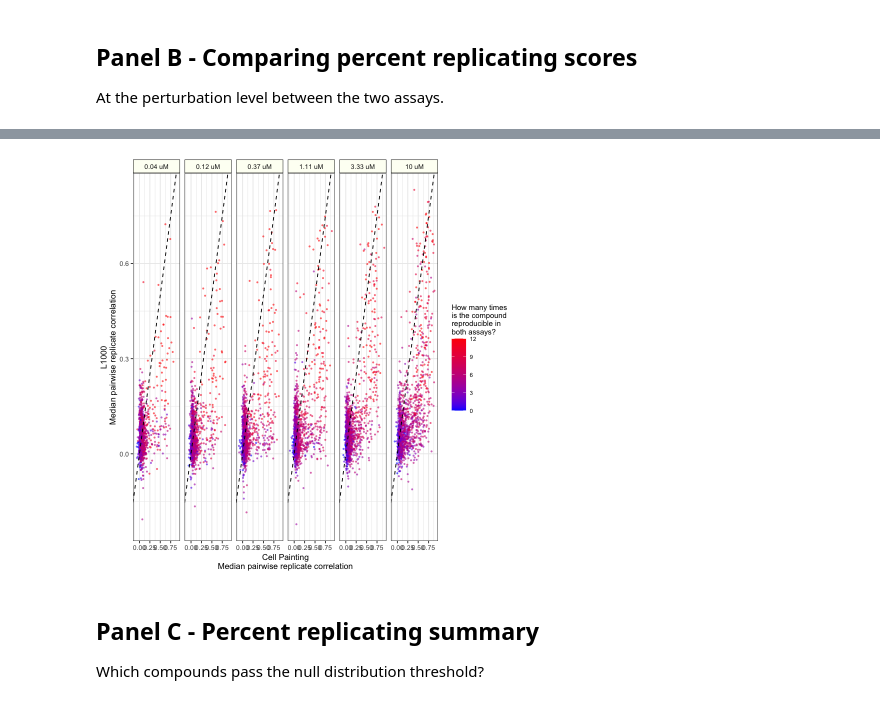
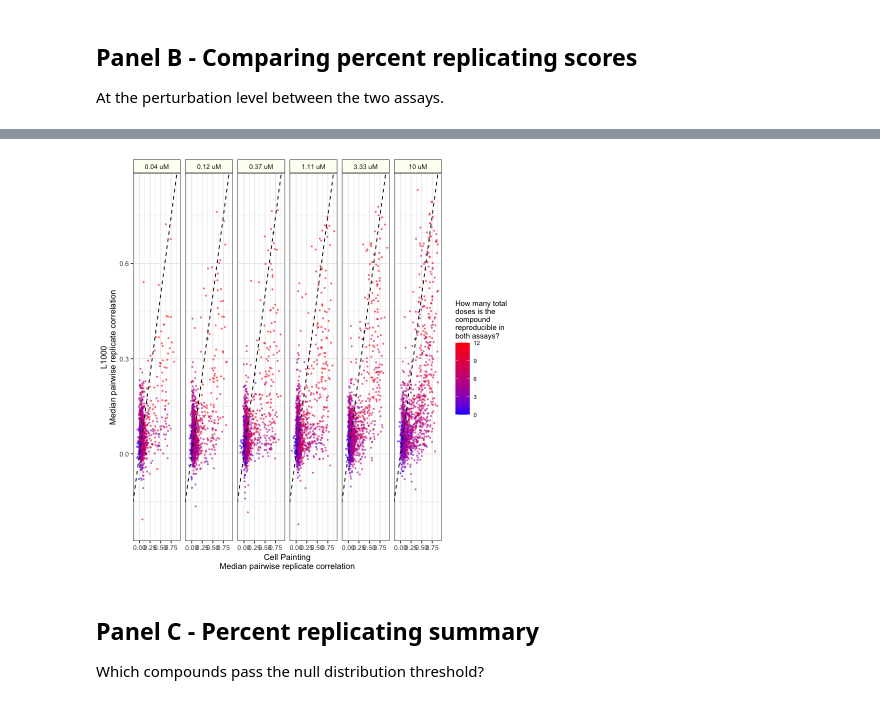
Before and after one commit to broadinstitute/lincs-profiling-complementarity, a Jupyter notebook: 6.paper_figures/figure1.ipynb, the cells around one changed output, grey strips where cells are left out. Cells and saved outputs as stored; diff of their text form; code cells hidden in the pictures.

```diff
--- a/6.paper_figures/figure1.ipynb
+++ b/6.paper_figures/figure1.ipynb
@@ -203,22 +206,22 @@ A tibble: 2 × 11
 # %%
 panel_b_gg <- (
     ggplot(
         pr_summary_df %>%
             # Remove compounds measured in different wells inconsistently
             dplyr::filter(!(compound %in% c("dexamethasone", "temsirolimus"))),
         aes(x = median_pairwise_correlation_cp, y = median_pairwise_correlation_l1000))
     + geom_point(aes(color = total_reproducible), size = 0.5, alpha = 0.5)
     + facet_grid("~dose")
     + geom_abline(intercept = 0, slope = 1, linetype = "dashed", color = "black")
     + figure_theme
-    + scale_color_gradient("How many times\nis the compound\nreproducible in\nboth assays?", low = "blue", high = "red")
+    + scale_color_gradient("How many total\ndoses is the\ncompound\nreproducible in\nboth assays?", low = "blue", high = "red")
     + xlab("Cell Painting\nMedian pairwise replicate correlation")
     + ylab("L1000\nMedian pairwise replicate correlation")
 )
 
 panel_b_gg
 # %% [output]
-[figure, old version]
+[figure, new version]
 # %% [markdown]
 ## Panel C - Percent replicating summary
 
```
Also changed, not shown: parts of 7 cells of this notebook, 1 other file.
